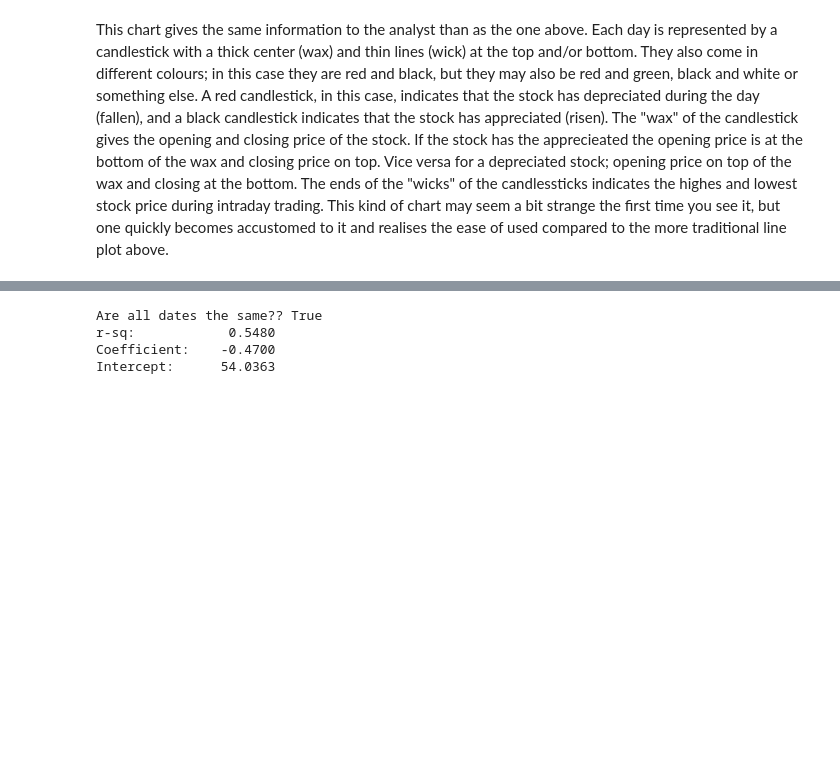
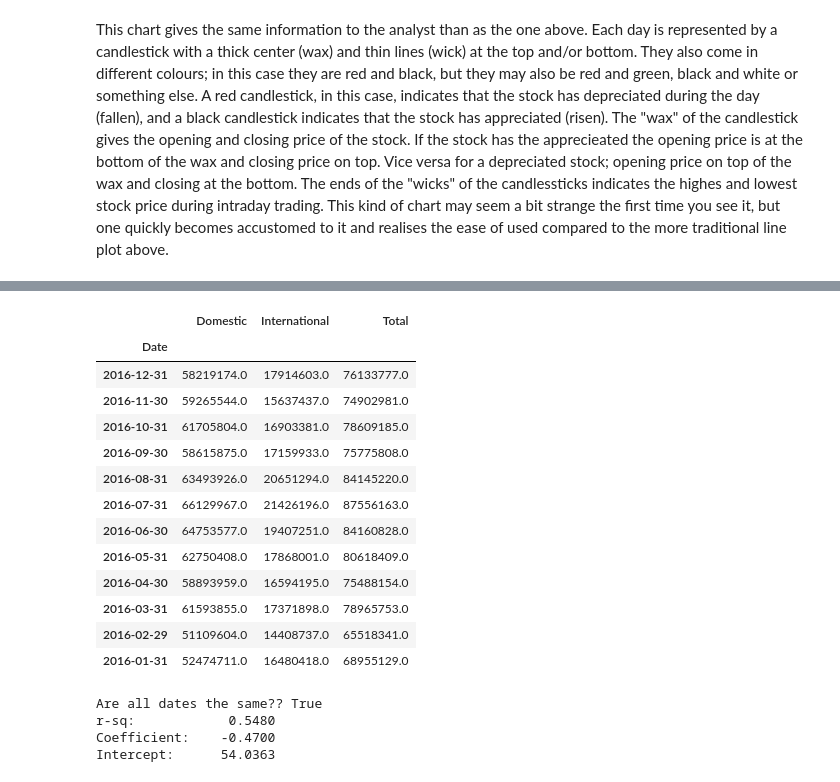
Before and after one commit to gregwinther/Python-in-Finance-and-Economics, a Jupyter notebook: Forecasting/Pandas.ipynb, the cells around one changed output, grey strips where cells are left out. Cells and saved outputs as stored; diff of their text form; code cells hidden in the pictures; blank space fills up the shorter version.

Commit message:
Found data and imported for AA forecasting

```diff
--- a/Forecasting/Pandas.ipynb
+++ b/Forecasting/Pandas.ipynb
@@ -128,7 +128,7 @@ import datetime
 
 # Start and end date for data import.
 start_date = datetime.datetime(2016, 1, 1)
-end_date = datetime.datetime(2017, 1, 1)
+end_date = datetime.datetime(2016, 12, 31)
 
 # Importing data.
 # First and second argument is stock ticker and source respectivelye
@@ -210,3 +219,30 @@ This chart gives the same information to the analyst than as the one above. Each
+# %%
+# Importing jet fuel price data from FRED
+fuel_price = web.DataReader("WJFUELUSGULF", 'fred', start_date, end_date)
+
+# Importing GDP data from FRED
+GDP = web.DataReader("GDP", 'fred', start_date, end_date)
+
+# Importing airline fare CPI from FRED
+CPI_airline_fare = web.DataReader("CUSR0000SETG01", 'fred', start_date, end_date)
+
+# Importing number of airline passengers from Quandl
+no_passengers = web.DataReader("BTS/AIRPASS", 'quandl', start_date, end_date)
+# %% [output]
+|  | Domestic | International | Total |
+| Date |  |  |  |
+| 2016-12-31 | 58219174.0 | 17914603.0 | 76133777.0 |
+| 2016-11-30 | 59265544.0 | 15637437.0 | 74902981.0 |
+| 2016-10-31 | 61705804.0 | 16903381.0 | 78609185.0 |
+| 2016-09-30 | 58615875.0 | 17159933.0 | 75775808.0 |
+| 2016-08-31 | 63493926.0 | 20651294.0 | 84145220.0 |
+| 2016-07-31 | 66129967.0 | 21426196.0 | 87556163.0 |
+| 2016-06-30 | 64753577.0 | 19407251.0 | 84160828.0 |
+| 2016-05-31 | 62750408.0 | 17868001.0 | 80618409.0 |
+| 2016-04-30 | 58893959.0 | 16594195.0 | 75488154.0 |
+| 2016-03-31 | 61593855.0 | 17371898.0 | 78965753.0 |
+| 2016-02-29 | 51109604.0 | 14408737.0 | 65518341.0 |
+| 2016-01-31 | 52474711.0 | 16480418.0 | 68955129.0 |
 # %%
 # Importing OPEC oil price with pandas-datareader
 oil_price = web.DataReader("OPEC/ORB", 'quandl', start_date, end_date)
```
Also changed, not shown: parts of 2 cells of this notebook.
